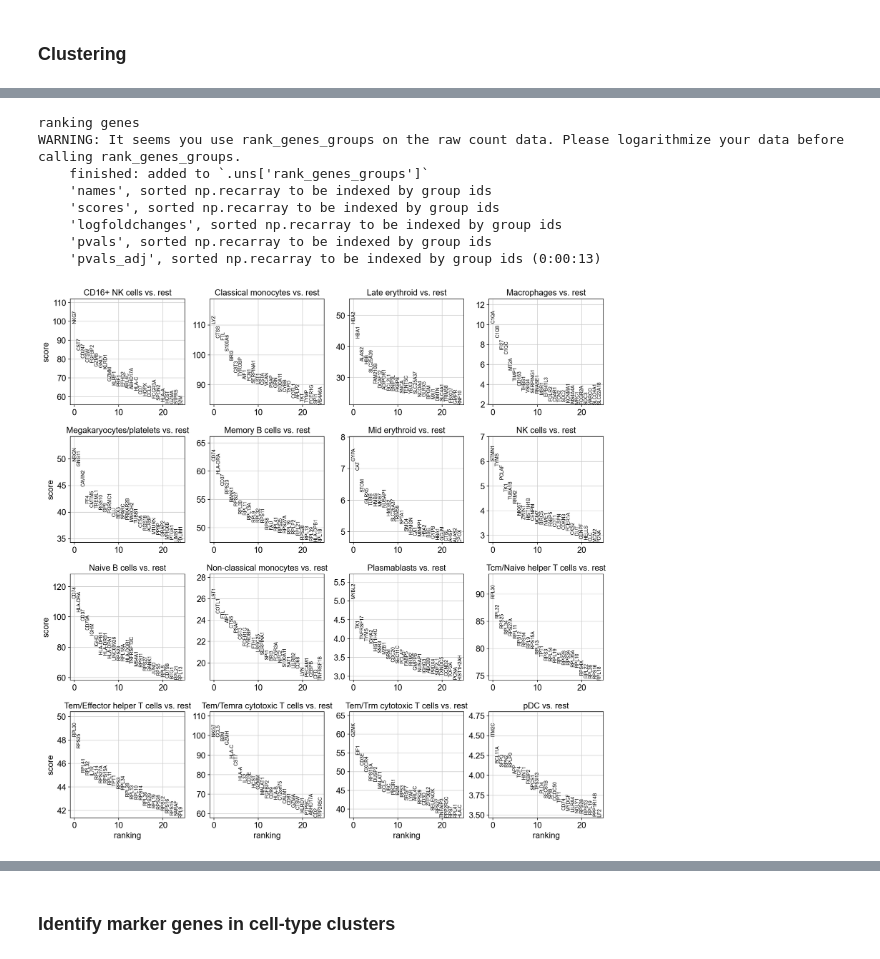
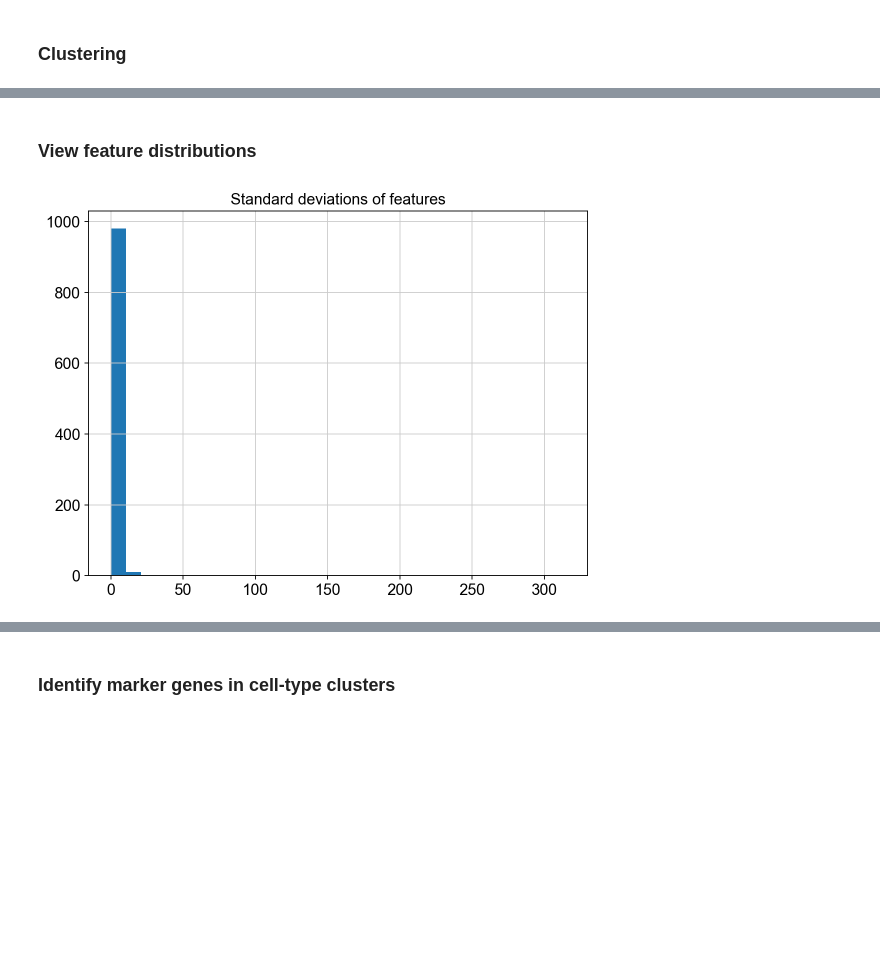
Before and after one commit to Genentech/branched-diffusion, a Jupyter notebook: notebooks/scrna_covid_flu_dataset_preparation.ipynb, the cells around one changed output, grey strips where cells are left out. Saved outputs shown, nothing was run; the diff lists cells and outputs as text; code cells hidden in the pictures; blank space fills up the shorter version.

```diff
--- a/notebooks/scrna_covid_flu_dataset_preparation.ipynb
+++ b/notebooks/scrna_covid_flu_dataset_preparation.ipynb
@@ -233,13 +233,15 @@ running Leiden clustering
-# %%
-sc.tl.rank_genes_groups(adata, "cell_cluster", method="t-test")
-sc.pl.rank_genes_groups(adata, n_genes=25, sharey=False)
-# %% [output]
-ranking genes
-WARNING: It seems you use rank_genes_groups on the raw count data. Please logarithmize your data before calling rank_genes_groups.
-    finished: added to `.uns['rank_genes_groups']`
-    'names', sorted np.recarray to be indexed by group ids
-    'scores', sorted np.recarray to be indexed by group ids
-    'logfoldchanges', sorted np.recarray to be indexed by group ids
-    'pvals', sorted np.recarray to be indexed by group ids
-    'pvals_adj', sorted np.recarray to be indexed by group ids (0:00:13)
-[figure, old version]
+# %% [markdown]
+### View feature distributions
+# %%
+# Extract out raw counts, limited to the reduced gene set
+inds = np.empty(len(adata.var_names), dtype=int)
+for i, g in enumerate(adata.var_names):
+    inds[i] = np.where(adata.raw.var_names == g)[0][0]
+raw_counts = adata.raw.X[:, inds].toarray()
+# %%
+fig, ax = plt.subplots(figsize=(8, 6))
+ax.hist(np.std(raw_counts, axis=0), bins=30)
+ax.set_title("Standard deviations of features")
+plt.show()
+# %% [output]
+[figure, added]
```
Also changed, not shown: parts of 26 cells of this notebook, 2 other files.
